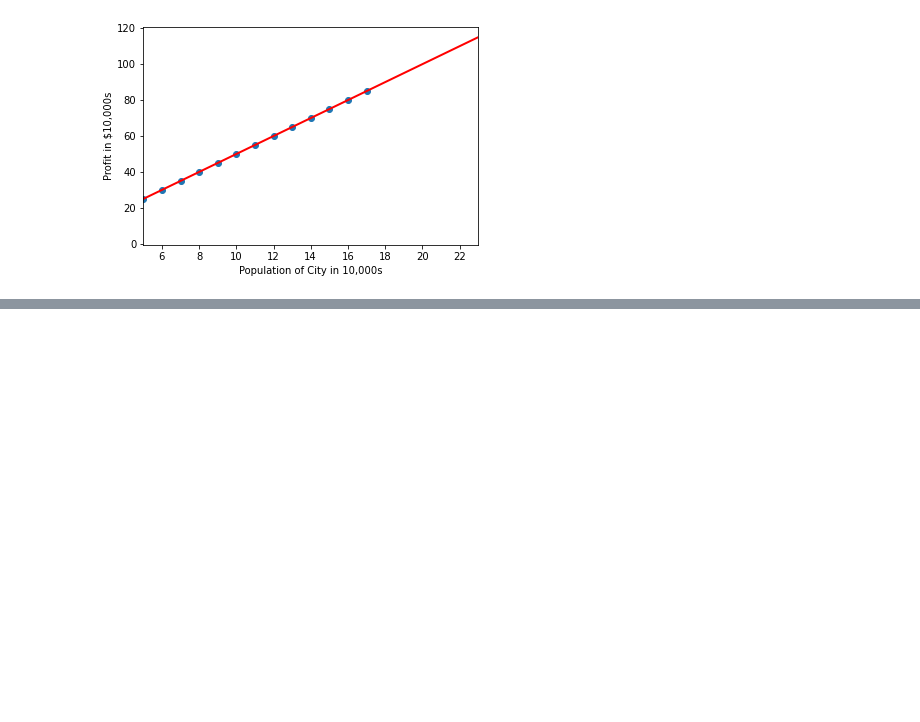
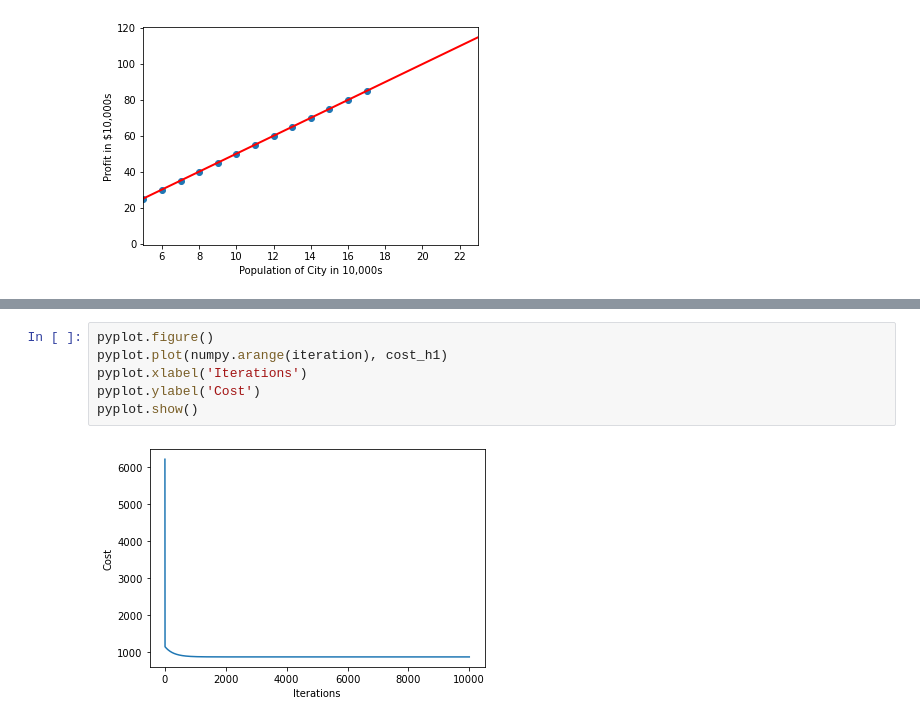
Before and after one commit to vikash9899/Machine-Learning, a Jupyter notebook: linear regression/ex1.ipynb, the cells around one changed output, grey strips where cells are left out. Drawn from its saved outputs; the diff is of its cells as text; blank space fills up the shorter version.

```diff
--- a/linear regression/ex1.ipynb
+++ b/linear regression/ex1.ipynb
@@ -62,0 +98,8 @@ pyplot.show()
+# %%
+pyplot.figure()
+pyplot.plot(numpy.arange(iteration), cost_h1)
+pyplot.xlabel('Iterations')
+pyplot.ylabel('Cost')
+pyplot.show()
+# %% [output]
+[figure, added]
```
Also changed, not shown: parts of 12 cells of this notebook, 1 other file.
